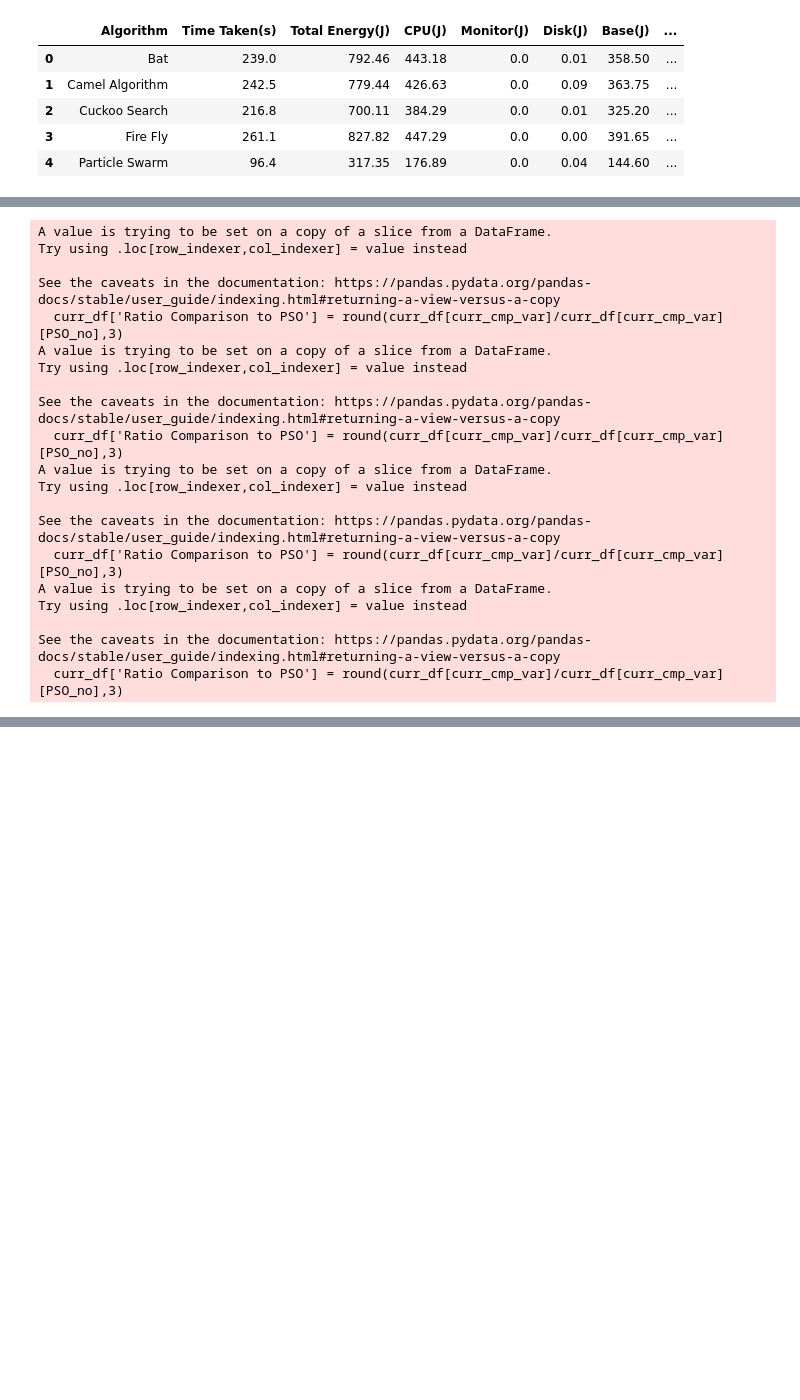
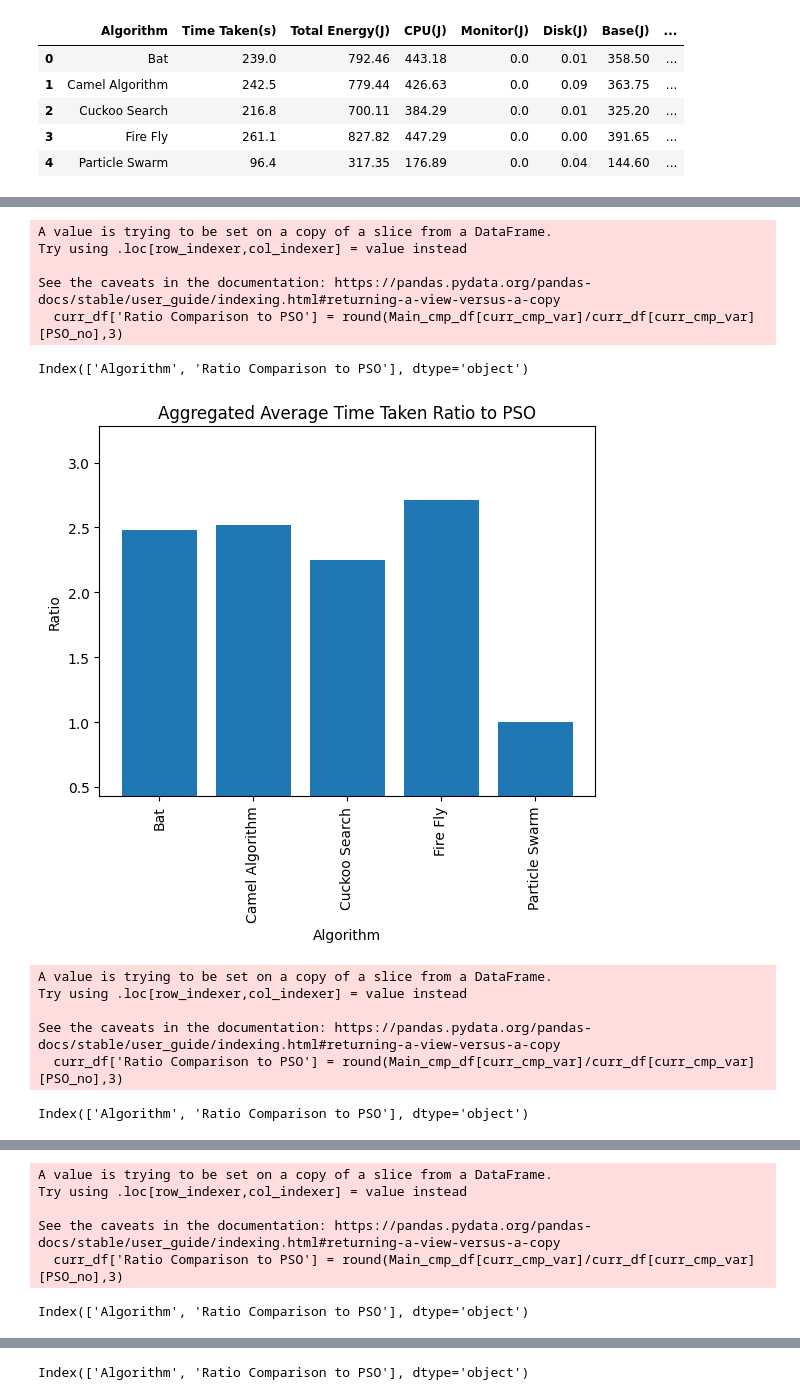
Before and after one commit to ChanderJindal/Analyzing-and-Rating-Greenness-of-Nature-Inspired-Algorithms, a Jupyter notebook: code/graphs.ipynb, the cells around one changed output, grey strips where cells are left out. Saved outputs shown, nothing was run; the diff lists cells and outputs as text; code cells hidden in the pictures; blank space fills up the shorter version.

Commit message:
cmp graph

```diff
--- a/code/graphs.ipynb
+++ b/code/graphs.ipynb
@@ -191,29 +211,35 @@ for i in range(len(Main_cmp_df['Algorithm'])):
 # %%
 cmp_lst = ['Time Taken(s)',	'Total Energy(J)', 'CPU(J)','Power Consumption (w)']
 for curr_cmp_var in cmp_lst:
     curr_col_lst = ['Algorithm', curr_cmp_var]
     curr_df = Main_cmp_df[curr_col_lst]
-    curr_df['Ratio Comparison to PSO'] = round(curr_df[curr_cmp_var]/curr_df[curr_cmp_var][PSO_no],3)
+    curr_df['Ratio Comparison to PSO'] = round(Main_cmp_df[curr_cmp_var]/curr_df[curr_cmp_var][PSO_no],3)
     #print(f'Aggregated Average {curr_cmp_var[:-3]} Ratio.csv')
     curr_df.to_csv(os.path.join(AA_folder,f'Aggregated Average {curr_cmp_var[:-3]} Ratio.csv'))
+
+    plt.bar(curr_df['Algorithm'], curr_df['Ratio Comparison to PSO'])
+    plt.xticks(rotation='vertical')
+
+    plt.title(f'Aggregated Average {curr_cmp_var[:-3]} Ratio to PSO')
+    plt.xlabel('Algorithm')
+    plt.ylabel('Ratio')
+    gap = (max(curr_df['Ratio Comparison to PSO']) - min(curr_df['Ratio Comparison to PSO']))/3
+    plt.ylim( min(curr_df['Ratio Comparison to PSO'])-gap , max(curr_df['Ratio Comparison to PSO'])+gap )
+    print(plot_df.columns)
+
+    plt.savefig(os.path.join(AA_folder, f'{curr_cmp_var[:-3]}.svg'))
+    plt.show()
 # %% [output]
 A value is trying to be set on a copy of a slice from a DataFrame.
 Try using .loc[row_indexer,col_indexer] = value instead
 
 See the caveats in the documentation: https://pandas.pydata.org/pandas-docs/stable/user_guide/indexing.html#returning-a-view-versus-a-copy
-  curr_df['Ratio Comparison to PSO'] = round(curr_df[curr_cmp_var]/curr_df[curr_cmp_var][PSO_no],3)
-A value is trying to be set on a copy of a slice from a DataFrame.
-Try using .loc[row_indexer,col_indexer] = value instead
-
-See the caveats in the documentation: https://pandas.pydata.org/pandas-docs/stable/user_guide/indexing.html#returning-a-view-versus-a-copy
-  curr_df['Ratio Comparison to PSO'] = round(curr_df[curr_cmp_var]/curr_df[curr_cmp_var][PSO_no],3)
-A value is trying to be set on a copy of a slice from a DataFrame.
-Try using .loc[row_indexer,col_indexer] = value instead
-
-See the caveats in the documentation: https://pandas.pydata.org/pandas-docs/stable/user_guide/indexing.html#returning-a-view-versus-a-copy
-  curr_df['Ratio Comparison to PSO'] = round(curr_df[curr_cmp_var]/curr_df[curr_cmp_var][PSO_no],3)
-A value is trying to be set on a copy of a slice from a DataFrame.
-Try using .loc[row_indexer,col_indexer] = value instead
-
-See the caveats in the documentation: https://pandas.pydata.org/pandas-docs/stable/user_guide/indexing.html#returning-a-view-versus-a-copy
-  curr_df['Ratio Comparison to PSO'] = round(curr_df[curr_cmp_var]/curr_df[curr_cmp_var][PSO_no],3)
+  curr_df['Ratio Comparison to PSO'] = round(Main_cmp_df[curr_cmp_var]/curr_df[curr_cmp_var][PSO_no],3)
+Index(['Algorithm', 'Ratio Comparison to PSO'], dtype='object')
+[figure, added]
+A value is trying to be set on a copy of a slice from a DataFrame.
+Try using .loc[row_indexer,col_indexer] = value instead
+
+See the caveats in the documentation: https://pandas.pydata.org/pandas-docs/stable/user_guide/indexing.html#returning-a-view-versus-a-copy
+  curr_df['Ratio Comparison to PSO'] = round(Main_cmp_df[curr_cmp_var]/curr_df[curr_cmp_var][PSO_no],3)
+Index(['Algorithm', 'Ratio Comparison to PSO'], dtype='object')
@@ -219,0 +247,6 @@ See the caveats in the documentation: https://pandas.pydata.org/pandas-docs/stab
+A value is trying to be set on a copy of a slice from a DataFrame.
+Try using .loc[row_indexer,col_indexer] = value instead
+
+See the caveats in the documentation: https://pandas.pydata.org/pandas-docs/stable/user_guide/indexing.html#returning-a-view-versus-a-copy
+  curr_df['Ratio Comparison to PSO'] = round(Main_cmp_df[curr_cmp_var]/curr_df[curr_cmp_var][PSO_no],3)
+Index(['Algorithm', 'Ratio Comparison to PSO'], dtype='object')
@@ -219,0 +259 @@ See the caveats in the documentation: https://pandas.pydata.org/pandas-docs/stab
+Index(['Algorithm', 'Ratio Comparison to PSO'], dtype='object')
```
Also changed, not shown: parts of 2 cells of this notebook, 4 other files.
